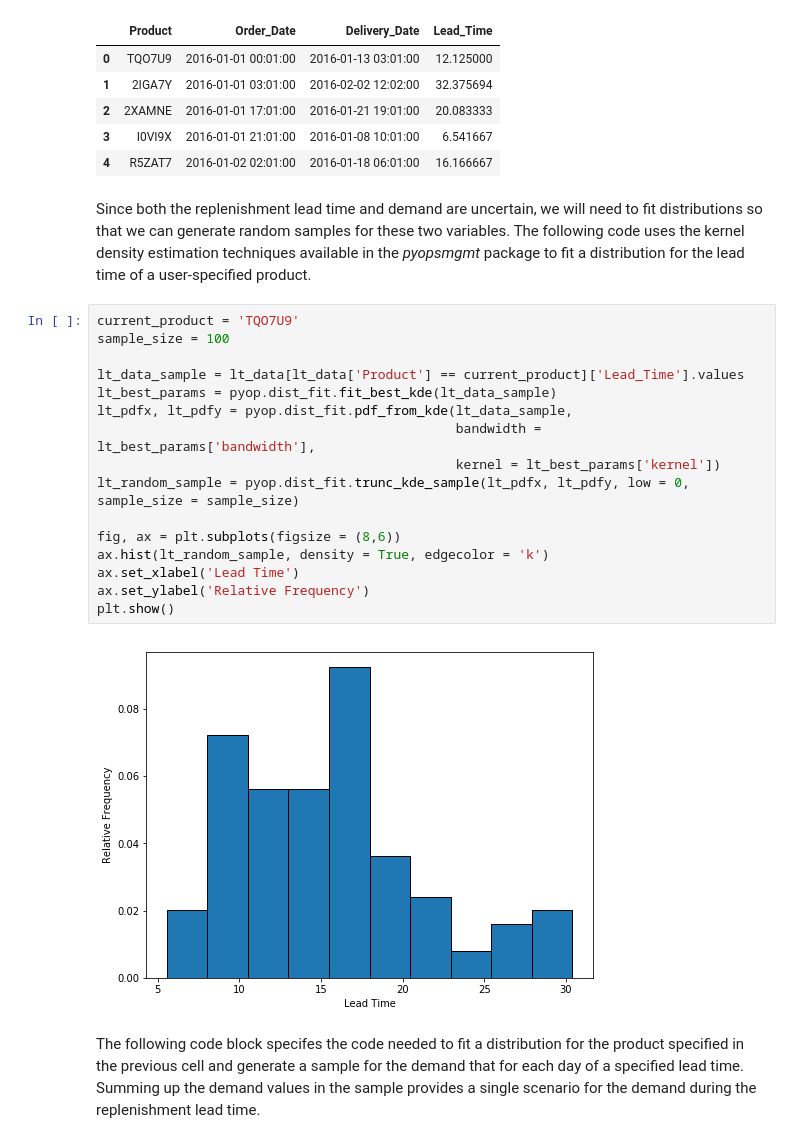
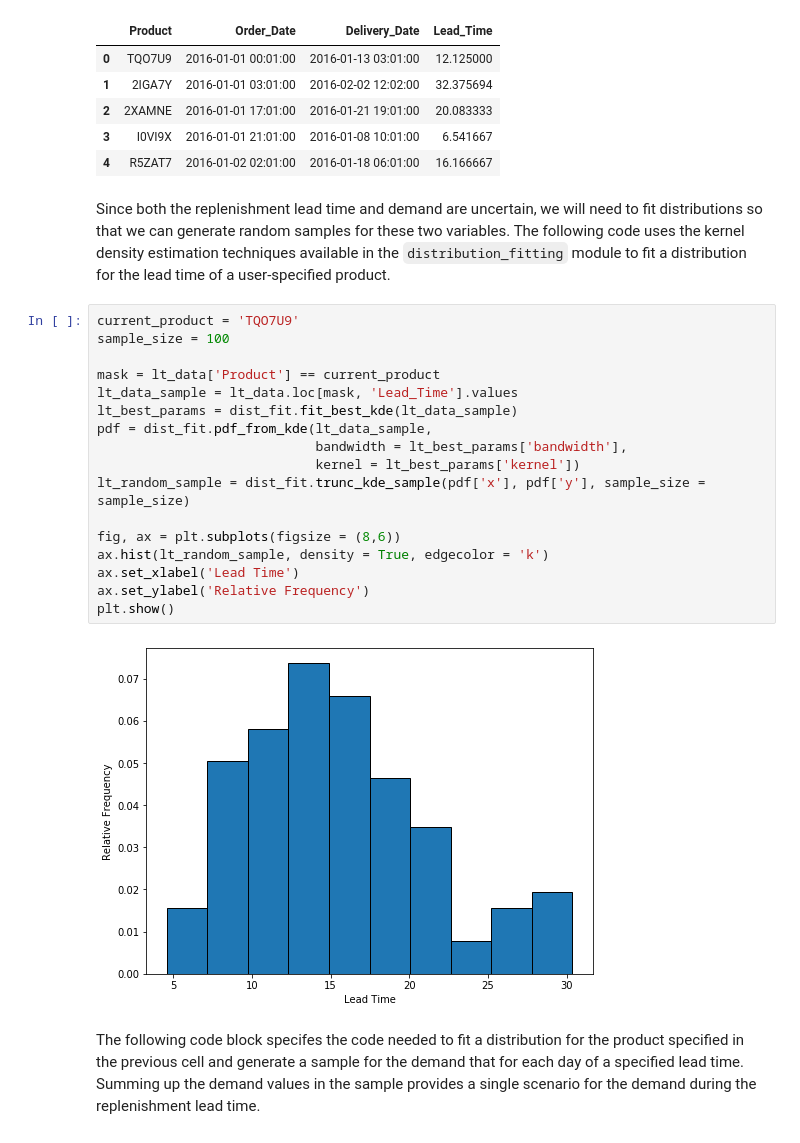
Before and after one commit to nkfreeman/OM_527_Materials, a Jupyter notebook: Reorder_Point_Determination/Reorder_Point_Determination.ipynb, the cells around one changed output. Drawn from its saved outputs; the diff is of its cells as text.

```diff
--- a/Reorder_Point_Determination/Reorder_Point_Determination.ipynb
+++ b/Reorder_Point_Determination/Reorder_Point_Determination.ipynb
@@ -74,25 +79,26 @@ lt_data.head()
 | 3 | I0VI9X | 2016-01-01 21:01:00 | 2016-01-08 10:01:00 | 6.541667 |
 | 4 | R5ZAT7 | 2016-01-02 02:01:00 | 2016-01-18 06:01:00 | 16.166667 |
 # %% [markdown]
-Since both the replenishment lead time and demand are uncertain, we will need to fit distributions so that we can generate random samples for these two variables. The following code uses the kernel density estimation techniques available in the *pyopsmgmt* package to fit a distribution for the lead time of a user-specified product.
+Since both the replenishment lead time and demand are uncertain, we will need to fit distributions so that we can generate random samples for these two variables. The following code uses the kernel density estimation techniques available in the `distribution_fitting` module to fit a distribution for the lead time of a user-specified product.
 # %%
 current_product = 'TQO7U9'
 sample_size = 100
 
-lt_data_sample = lt_data[lt_data['Product'] == current_product]['Lead_Time'].values
-lt_best_params = pyop.dist_fit.fit_best_kde(lt_data_sample)
-lt_pdfx, lt_pdfy = pyop.dist_fit.pdf_from_kde(lt_data_sample,
-                                              bandwidth = lt_best_params['bandwidth'],
-                                              kernel = lt_best_params['kernel'])
-lt_random_sample = pyop.dist_fit.trunc_kde_sample(lt_pdfx, lt_pdfy, low = 0, sample_size = sample_size)
+mask = lt_data['Product'] == current_product
+lt_data_sample = lt_data.loc[mask, 'Lead_Time'].values
+lt_best_params = dist_fit.fit_best_kde(lt_data_sample)
+pdf = dist_fit.pdf_from_kde(lt_data_sample,
+                            bandwidth = lt_best_params['bandwidth'],
+                            kernel = lt_best_params['kernel'])
+lt_random_sample = dist_fit.trunc_kde_sample(pdf['x'], pdf['y'], sample_size = sample_size)
 
 fig, ax = plt.subplots(figsize = (8,6))
 ax.hist(lt_random_sample, density = True, edgecolor = 'k')
 ax.set_xlabel('Lead Time')
 ax.set_ylabel('Relative Frequency')
 plt.show()
 # %% [output]
-[figure, old version]
+[figure, new version]
 # %% [markdown]
 The following code block specifes the code needed to fit a distribution for the product specified in the previous cell and generate a sample for the demand that for each day of a specified lead time. Summing up the demand values in the sample provides a single scenario for the demand during the replenishment lead time.
 # %%
```
Also changed, not shown: parts of 4 cells of this notebook, 1 other file.
